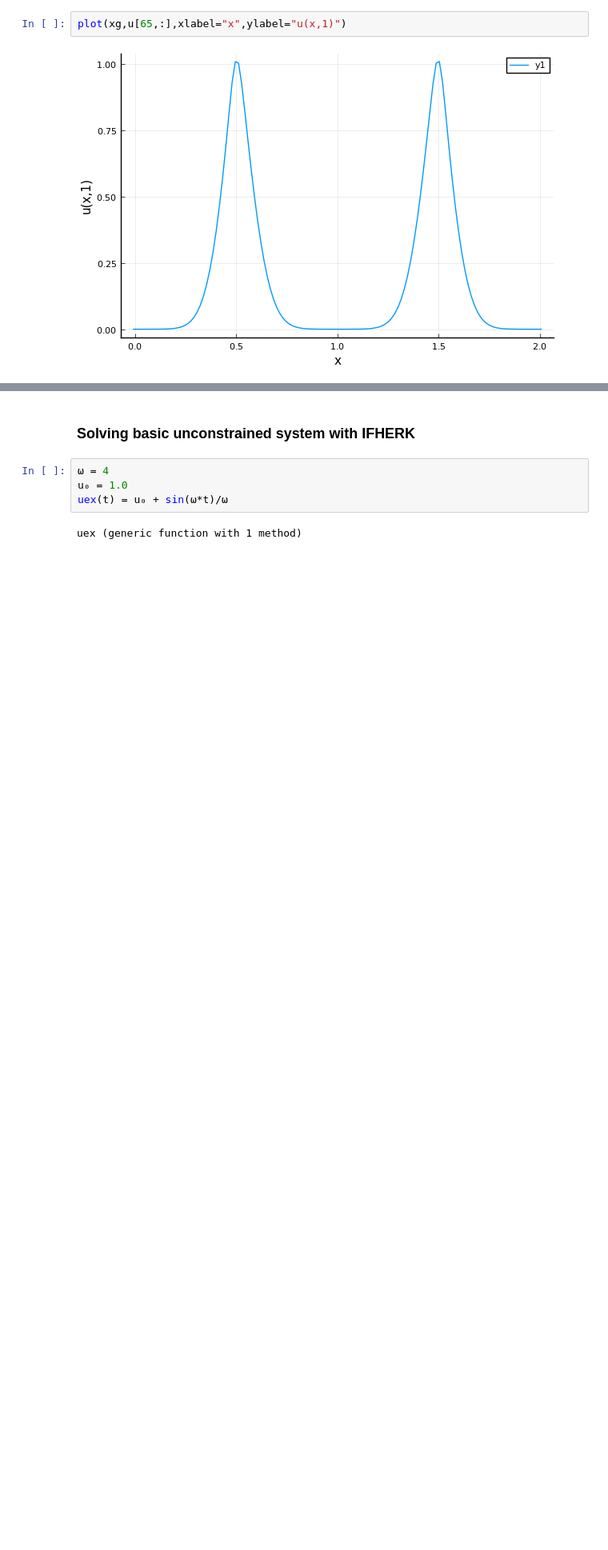
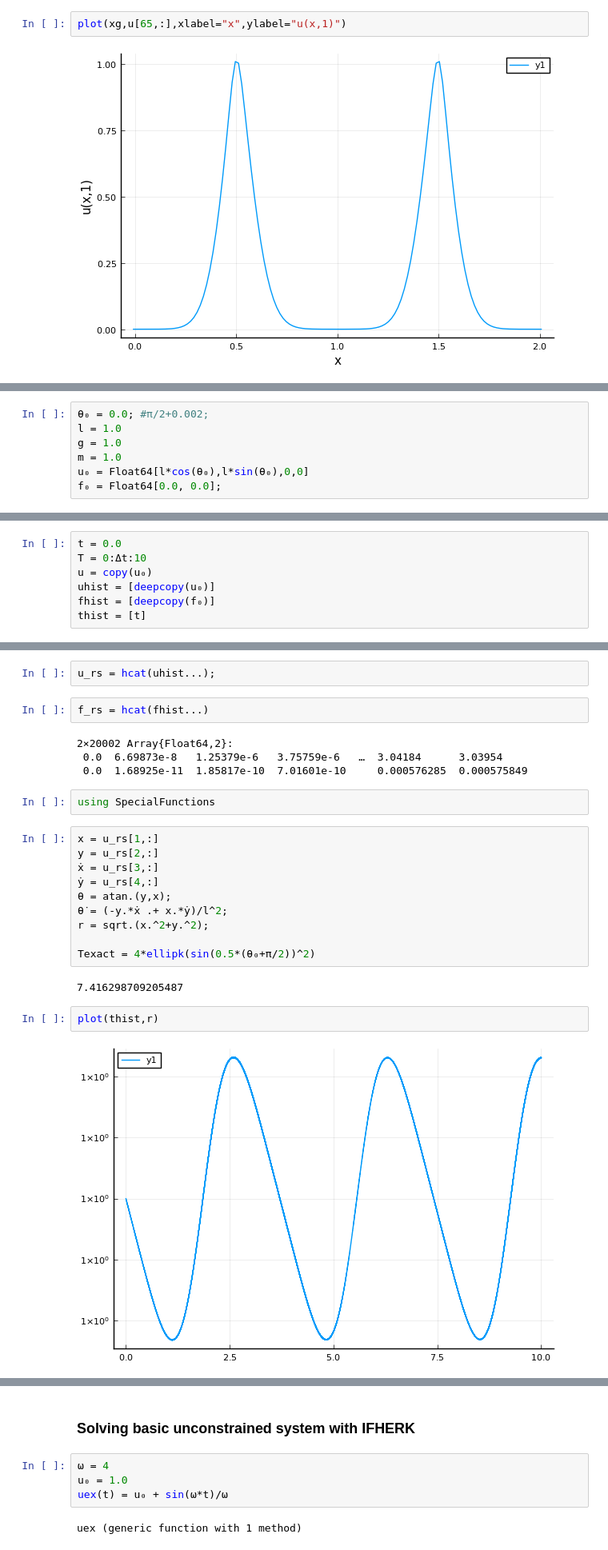
Before and after one commit to JuliaIBPM/ConstrainedSystems.jl, a Jupyter notebook: examples/TimeMarching.ipynb, the cells around one changed output, grey strips where cells are left out. Shown at 80% size. Drawn from its saved outputs; the diff is of its cells as text; blank space fills up the shorter version.

```diff
--- a/examples/TimeMarching.ipynb
+++ b/examples/TimeMarching.ipynb
@@ -149,0 +150,7 @@ plot(xg,u[65,:],xlabel="x",ylabel="u(x,1)")
+# %%
+θ₀ = 0.0; #π/2+0.002;
+l = 1.0
+g = 1.0
+m = 1.0
+u₀ = Float64[l*cos(θ₀),l*sin(θ₀),0,0]
+f₀ = Float64[0.0, 0.0];
@@ -149,0 +175,7 @@ plot(xg,u[65,:],xlabel="x",ylabel="u(x,1)")
+# %%
+t = 0.0
+T = 0:Δt:10
+u = copy(u₀)
+uhist = [deepcopy(u₀)]
+fhist = [deepcopy(f₀)]
+thist = [t]
@@ -149,0 +192,26 @@ plot(xg,u[65,:],xlabel="x",ylabel="u(x,1)")
+# %%
+u_rs = hcat(uhist...);
+# %%
+f_rs = hcat(fhist...)
+# %% [output]
+2×20002 Array{Float64,2}:
+ 0.0  6.69873e-8   1.25379e-6   3.75759e-6   …  3.04184      3.03954
+ 0.0  1.68925e-11  1.85817e-10  7.01601e-10     0.000576285  0.000575849
+# %%
+using SpecialFunctions
+# %%
+x = u_rs[1,:]
+y = u_rs[2,:]
+ẋ = u_rs[3,:]
+ẏ = u_rs[4,:]
+θ = atan.(y,x);
+θ̇ = (-y.*ẋ .+ x.*ẏ)/l^2;
+r = sqrt.(x.^2+y.^2);
+
+Texact = 4*ellipk(sin(0.5*(θ₀+π/2))^2)
+# %% [output]
+7.416298709205487
+# %%
+plot(thist,r)
+# %% [output]
+[figure, added]
```
Also changed, not shown: parts of 22 cells of this notebook, 4 other files.
